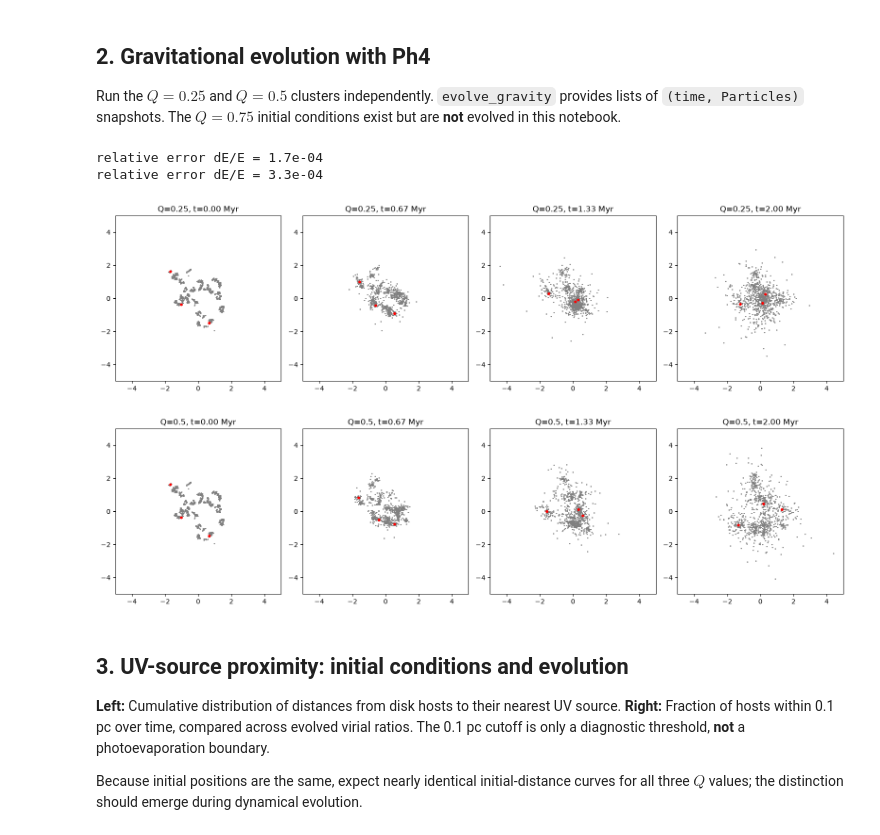
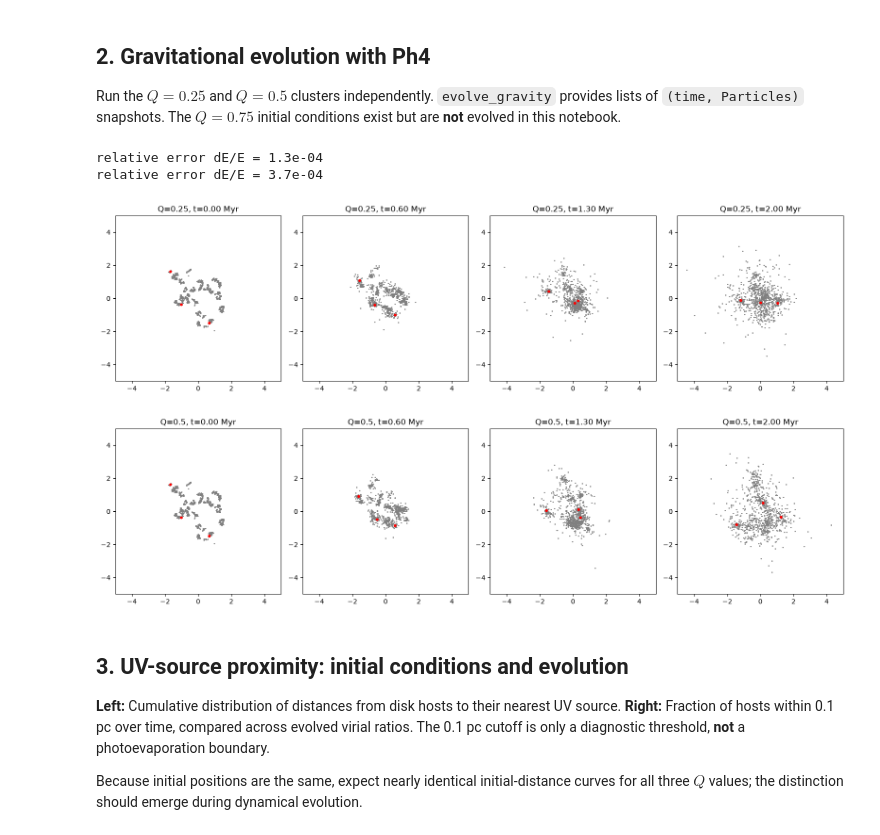
Before and after one commit to sapounas20/AMUSE_project, a Jupyter notebook: Clustering_reorganized.ipynb, the cells around one changed output. Cells and saved outputs as stored; diff of their text form; code cells hidden in the pictures.

```diff
--- a/Clustering_reorganized.ipynb
+++ b/Clustering_reorganized.ipynb
@@ -76,36 +78,37 @@ Run the $Q=0.25$ and $Q=0.5$ clusters independently. `evolve_gravity` provides l
 # %%
 # Subvirial cluster (Q = 0.25)
 stars25, conv25 = clusters["Q=0.25"]
-snaps25 = evolve_gravity(stars25, conv25)
+snaps25 = evolve_gravity(stars25, conv25, n_snap=21)
 
 # Approximately virial cluster (Q = 0.5)
 stars5, conv5 = clusters["Q=0.5"]
-snaps5 = evolve_gravity(stars5, conv5)
+snaps5 = evolve_gravity(stars5, conv5, n_snap=21)
 
 snapshot_sets = {"Q=0.25": snaps25, "Q=0.5": snaps5}
 # %% [output]
-relative error dE/E = 1.7e-04
-relative error dE/E = 3.3e-04
+relative error dE/E = 1.3e-04
+relative error dE/E = 3.7e-04
 # %%
-# Inspect how star positions evolve in both runs.
+# Visualize four representative snapshots from each Ph4 run.
 for label, history in snapshot_sets.items():
-    fig, axes = plt.subplots(1, len(history), figsize=(4*len(history), 4))
-    axes = np.atleast_1d(axes)
-    for ax, (t, snapshot) in zip(axes, history):
+    selected = np.unique(np.linspace(0, len(history)-1, 4, dtype=int))
+    fig, axes = plt.subplots(1, len(selected), figsize=(4*len(selected), 4))
+    for ax, idx in zip(np.atleast_1d(axes), selected):
+        t, snapshot = history[idx]
         uv_sources = snapshot[snapshot.mass >= (8 | units.MSun)]
-        ax.scatter(snapshot.x.value_in(units.pc),
-                   snapshot.y.value_in(units.pc), s=1, c="grey")
+        ax.scatter(snapshot.x.value_in(units.pc), snapshot.y.value_in(units.pc),
+                   s=1, c="grey")
         ax.scatter(uv_sources.x.value_in(units.pc),
                    uv_sources.y.value_in(units.pc), s=10, c="red")
         ax.set_title(f"{label}, t={t.value_in(units.Myr):.2f} Myr")
         ax.set_xlim(-5, 5)
         ax.set_ylim(-5, 5)
         ax.set_aspect("equal")
     plt.tight_layout()
     plt.show()
 # %% [output]
 [figure]
-[figure, old version]
+[figure, new version]
 # %% [markdown]
 ## 3. UV-source proximity: initial conditions and evolution
 
```
Also changed, not shown: parts of 8 cells of this notebook, 1 other file.
